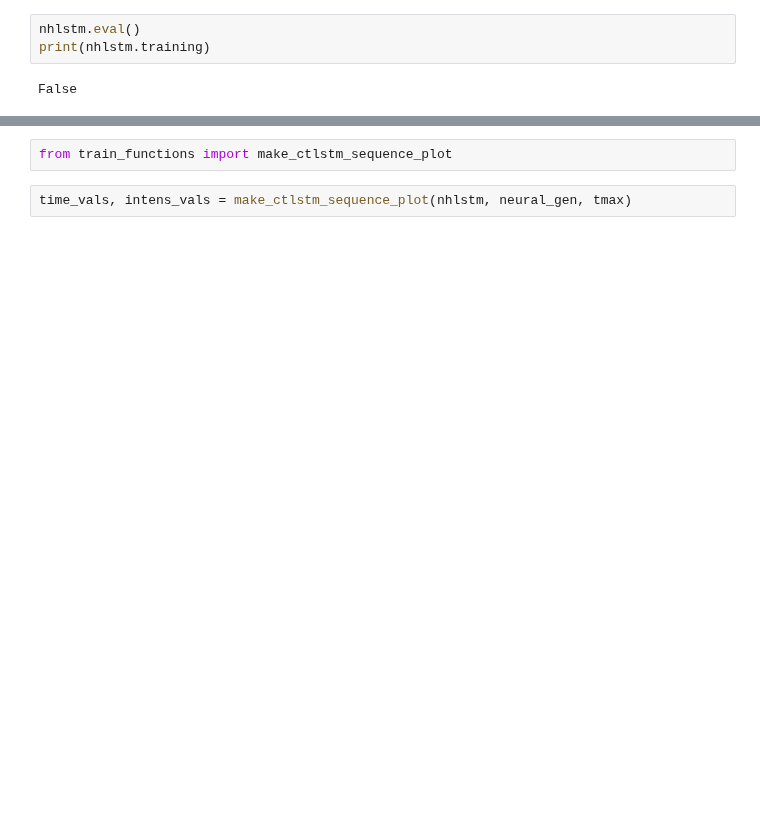
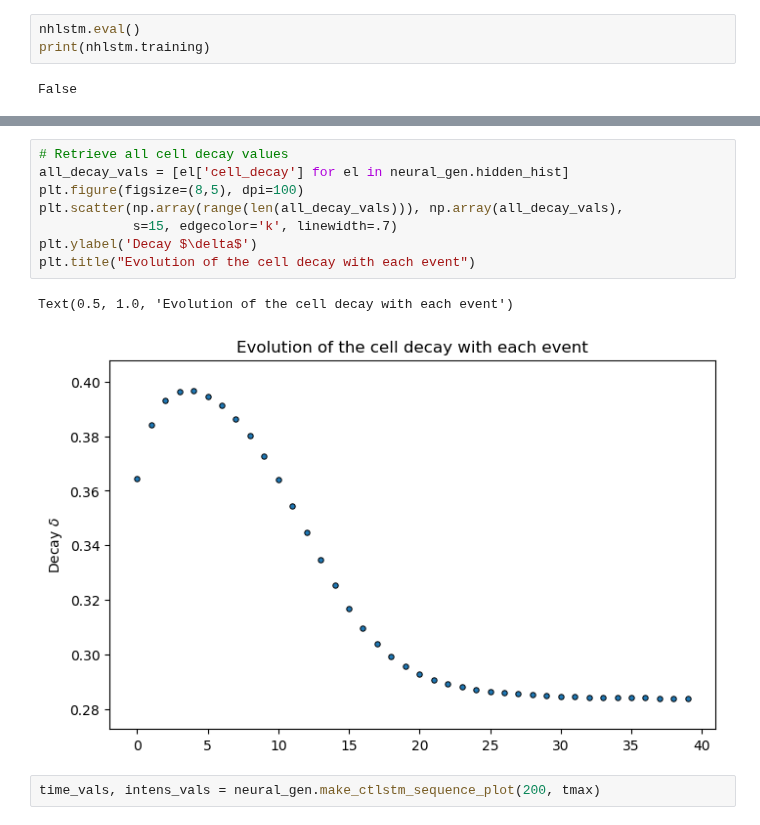
Before and after one commit to Deeptradingfx/point-process-nets, a Jupyter notebook: notebooks/neura.ipynb, the cells around one changed output, grey strips where cells are left out. Cells and saved outputs as stored; diff of their text form; blank space fills up the shorter version.

```diff
--- a/notebooks/neura.ipynb
+++ b/notebooks/neura.ipynb
@@ -248,5 +304,14 @@ neural_gen.hidden_hist[-1]
-# %%
-from train_functions import make_ctlstm_sequence_plot
+# %%
+# Retrieve all cell decay values
+all_decay_vals = [el['cell_decay'] for el in neural_gen.hidden_hist]
+plt.figure(figsize=(8,5), dpi=100)
+plt.scatter(np.array(range(len(all_decay_vals))), np.array(all_decay_vals),
+            s=15, edgecolor='k', linewidth=.7)
+plt.ylabel('Decay $\delta$')
+plt.title("Evolution of the cell decay with each event")
+# %% [output]
+Text(0.5, 1.0, 'Evolution of the cell decay with each event')
+[figure, added]
 # %%
-time_vals, intens_vals = make_ctlstm_sequence_plot(nhlstm, neural_gen, tmax)
+time_vals, intens_vals = neural_gen.make_ctlstm_sequence_plot(200, tmax)
 # %%
```
Also changed, not shown: parts of 24 cells of this notebook, 4 other files.
